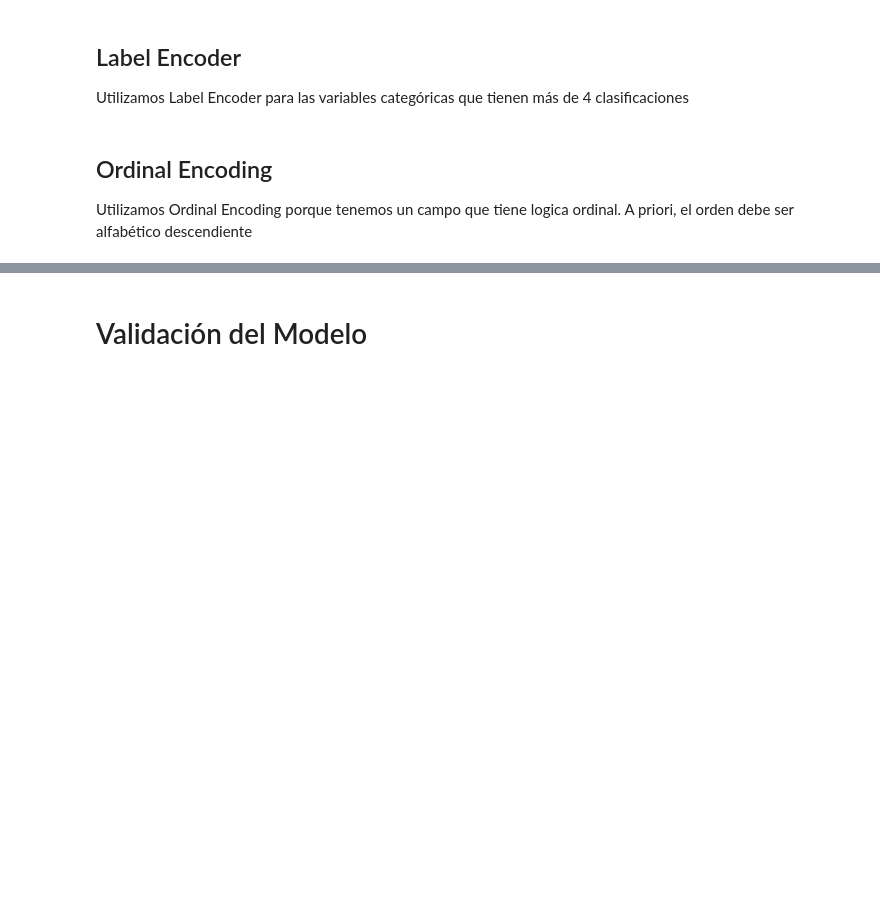
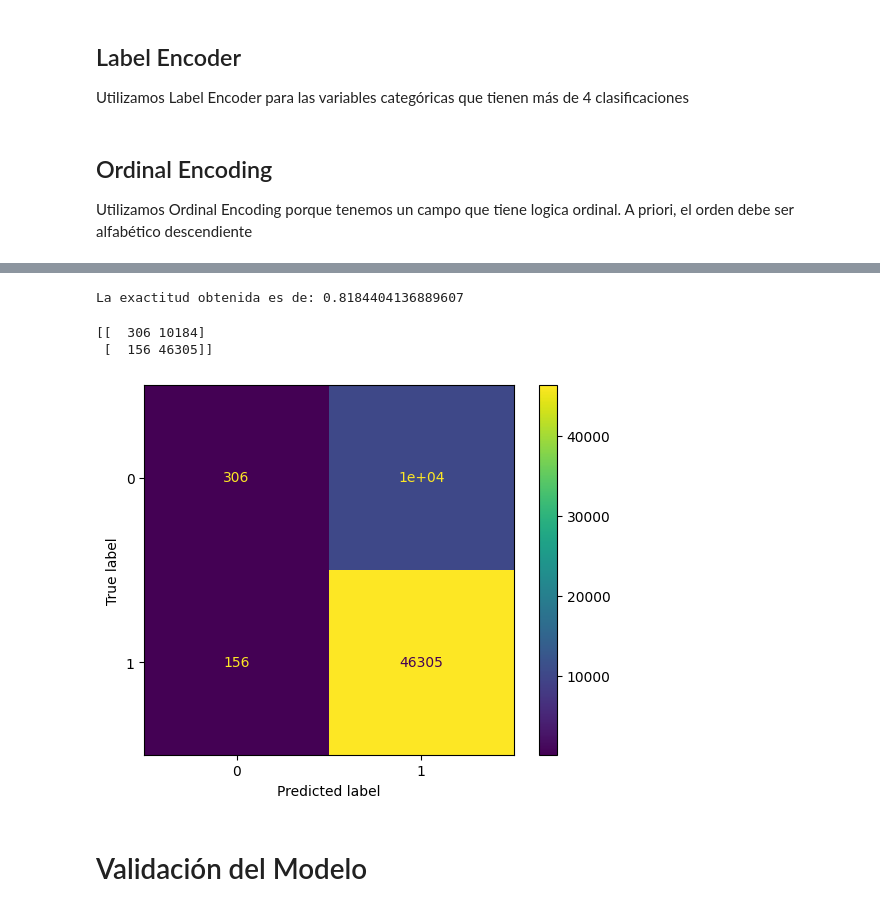
Before and after one commit to Leonardo-rodcas/Proyecto-DS-61190-E-Commerce, a Jupyter notebook: Proyecto_EntregaPlus_Comision61190_RodriguezCastilloLeonardo.ipynb, the cells around one changed output, grey strips where cells are left out. Drawn from its saved outputs; the diff is of its cells as text; code cells hidden in the pictures; blank space fills up the shorter version.

```diff
--- a/Proyecto_EntregaPlus_Comision61190_RodriguezCastilloLeonardo.ipynb
+++ b/Proyecto_EntregaPlus_Comision61190_RodriguezCastilloLeonardo.ipynb
@@ -1006,0 +1092,4 @@ df_encoded.info()
+# %%
+# Definimos y
+y = df_encoded['Cant. Vis. y Ent. 1ra Visita'].values
+y
@@ -1006,0 +1098,7 @@ df_encoded.info()
+# %%
+#Creamos la instancia del modelo
+clf=LogisticRegression()
+# %%
+# Entrenamos el modelo con los datos y la etiqueta
+X_train,X_test,y_train,y_test = train_test_split(X,y,test_size = 0.3,random_state=45)
+clf.fit(X_train, y_train)
@@ -1007,3 +1114,22 @@ df_encoded.info()
+# %%
+# Se realiza la predicción con el modelo entrenado
+y_pred = clf.predict(X_test)
+accuracy = clf.score(X_test,y_test)
+print(f'La exactitud obtenida es de: { accuracy}')
+# %% [output]
+La exactitud obtenida es de: 0.8184404136889607
+# %%
+# Creamos la Matriz de Confusión
+confusion_matrix(y_test,y_pred)
+cm = confusion_matrix(y_test,y_pred)
+print(cm)
+disp = ConfusionMatrixDisplay(confusion_matrix=cm, display_labels=clf.classes_)
+disp.plot()
+plt.show()
+# %% [output]
+[[  306 10184]
+ [  156 46305]]
+[figure, added]
 # %% [markdown]
 # Validación del Modelo
 # %% [markdown]
```
Also changed, not shown: parts of 9 cells of this notebook.
